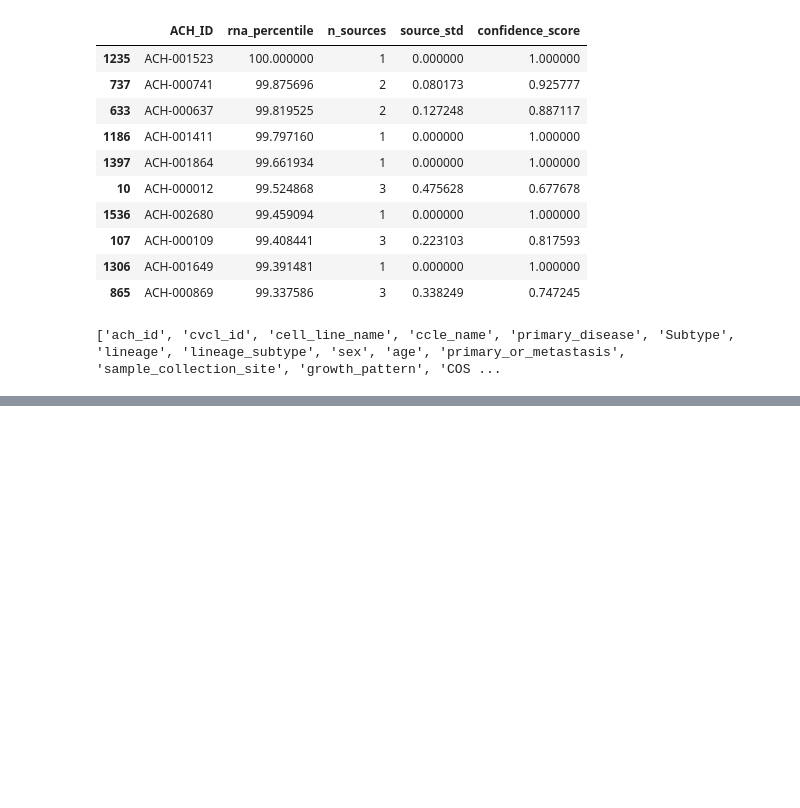
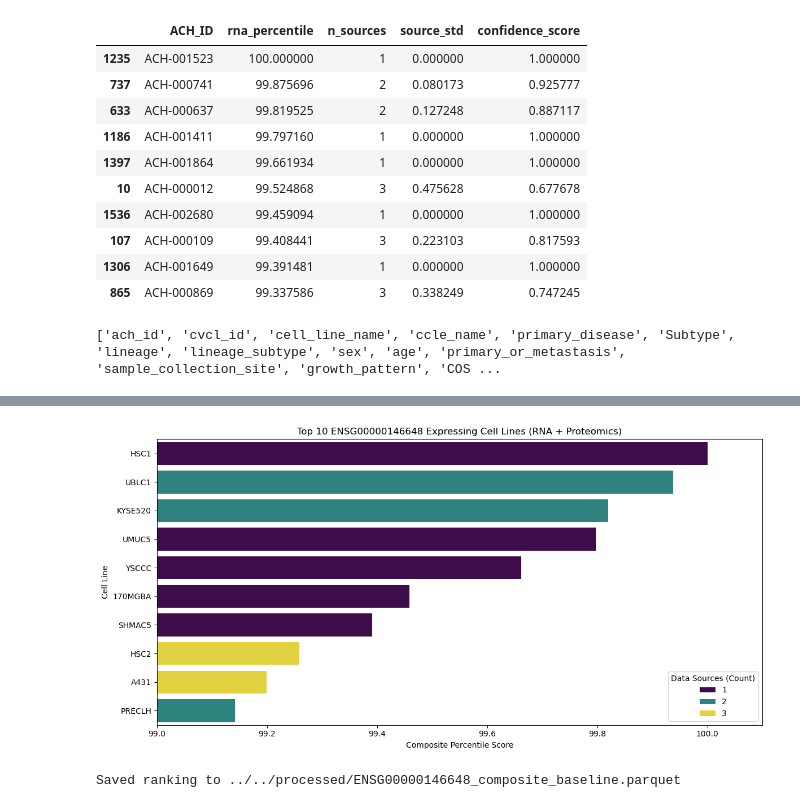
Before and after one commit to NattawasP/SEMTM0044_2025_AYEAR_TEAM34, a Jupyter notebook: notebooks/Victor_Data Exploration/Percentile_Ranking.ipynb, the cells around one changed output, grey strips where cells are left out. Saved outputs shown, nothing was run; the diff lists cells and outputs as text; code cells hidden in the pictures; blank space fills up the shorter version.

Commit message:
Generate top-10 visualization, and export baseline composite ranking

```diff
--- a/notebooks/Victor_Data Exploration/Percentile_Ranking.ipynb
+++ b/notebooks/Victor_Data Exploration/Percentile_Ranking.ipynb
@@ -208,3 +208,36 @@ Merged with Proteomics! Final shape: (1581, 10)
 | 7 | ACH-000472 | HSC2 | Head and Neck Cancer | 99.258259 | NaN | 99.258259 | ... |
 | 8 | ACH-001328 | A431 | Skin Cancer | 99.199164 | NaN | 99.199164 | ... |
 | 9 | ACH-000170 | PRECLH | Non-Cancerous | 99.141832 | NaN | 99.141832 | ... |
+# %%
+import matplotlib.pyplot as plt
+import seaborn as sns
+
+#Take the top 10 from finalized table
+top_10 = named_final.head(10)
+
+#Set up the visualization
+plt.figure(figsize=(12, 6))
+sns.barplot(
+    data=top_10,
+    x="composite_percentile",
+    y="cell_line_name",
+    hue="n_sources",
+    palette="viridis",
+    dodge=False
+)
+
+plt.title(f"Top 10 {target} Expressing Cell Lines (RNA + Proteomics)")
+plt.xlabel("Composite Percentile Score")
+plt.ylabel("Cell Line")
+plt.xlim(99.0, 100.1) #Zoom in to see the minute differences at the top
+plt.legend(title="Data Sources (Count)", loc="lower right")
+plt.tight_layout()
+plt.show()
+
+#Save the final output to local machine
+output_filename = f"../../processed/{target}_composite_baseline.parquet"
+named_final.to_parquet(output_filename)
+print(f"Saved ranking to {output_filename}")
+# %% [output]
+[figure, added]
+Saved ranking to ../../processed/ENSG00000146648_composite_baseline.parquet
```
